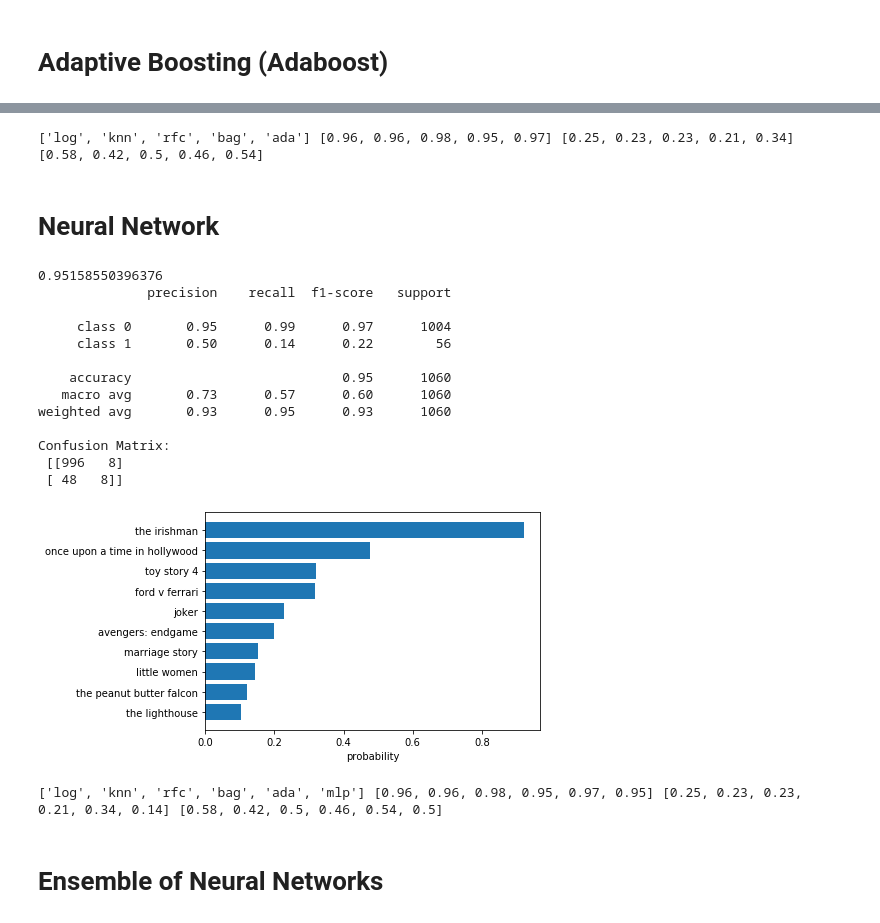
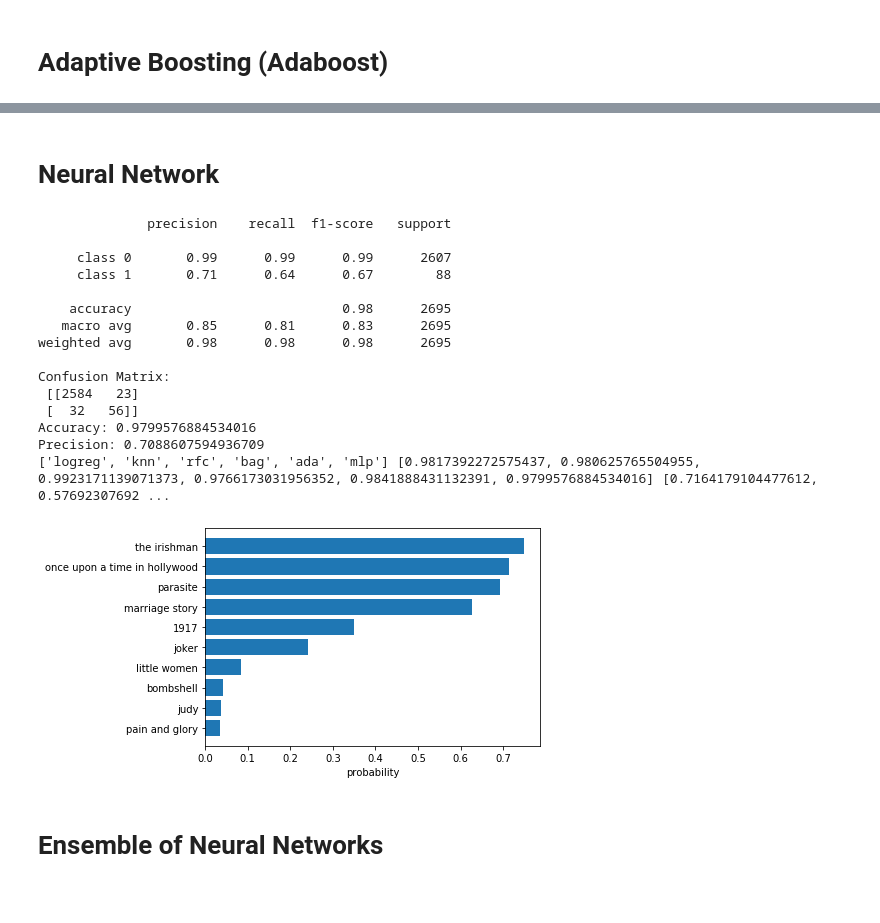
Before and after one commit to ronsg83/Capstone-1, a Jupyter notebook: 4_Prediction.ipynb, the cells around one changed output, grey strips where cells are left out. Cells and saved outputs as stored; diff of their text form; code cells hidden in the pictures.

```diff
--- a/4_Prediction.ipynb
+++ b/4_Prediction.ipynb
@@ -375,9 +438,18 @@ target_names = ['class 0', 'class 1']
 clear_output()
 x = x.iloc[::-1,:]
 # print(bag.best_params_)
-print(bag.score(X, y))
 plt.barh(x['title'], x['predicted_probability_bag'])
 plt.xlabel('probability')
 print(classification_report(y_test, y_pred, target_names=target_names))
 print("Confusion Matrix:\n", confusion_matrix(y_test, y_pred))
+
+
+acc_score = bag.score(X, y)
+prec_score = precision_score(y_test, y_pred, labels= 'class 1')
+print("Accuracy:", acc_score)
+print("Precision:",prec_score)
+name.append('bag')
+precision.append(prec_score)
+accuracy.append(acc_score)
+print(name, accuracy, precision)
 # %% [output]
@@ -398,6 +471,0 @@ Confusion Matrix:
-# %%
-name.append('bag')
-accuracy.append(0.95)
-recall.append(0.21)
-precision.append(0.46)
-print(name, accuracy, recall, precision)
@@ -425,9 +491,17 @@ y_pred = ada.predict(X_test)
 target_names = ['class 0', 'class 1']
 clear_output()
 # print(ada.best_params_)
-print(ada.score(X, y))
 plt.barh(x['title'], x['predicted_probability_ada'])
 plt.xlabel('probability')
 print(classification_report(y_test, y_pred, target_names=target_names))
 print("Confusion Matrix:\n", confusion_matrix(y_test, y_pred))
+
+acc_score = ada.score(X, y)
+prec_score = precision_score(y_test, y_pred, labels= 'class 1')
+print("Accuracy:", acc_score)
+print("Precision:",prec_score)
+name.append('ada')
+precision.append(prec_score)
+accuracy.append(acc_score)
+print(name, accuracy, precision)
 # %% [output]
@@ -448,60 +524,54 @@ Confusion Matrix:
-# %%
-name.append('ada')
-accuracy.append(0.97)
-recall.append(0.34)
-precision.append(0.54)
-print(name, accuracy, recall, precision)
-# %% [output]
-['log', 'knn', 'rfc', 'bag', 'ada'] [0.96, 0.96, 0.98, 0.95, 0.97] [0.25, 0.23, 0.23, 0.21, 0.34] [0.58, 0.42, 0.5, 0.46, 0.54]
 # %% [markdown]
 # Neural Network
 # %%
 mlp = MLPClassifier(solver='sgd', alpha=1e-5, hidden_layer_sizes=(10,10), max_iter=1000, random_state=41)
 mlp.fit(X, y)
 y_pred = mlp.predict(X_2019)
 y_prob = mlp.predict_proba(X_2019)
 # print(y_prob)
 # print(classifier.score)
 DFX_2019.loc[:,'predicted_probability_mlp'] = y_prob[:,1]
 clear_output()
 print(mlp.score(X, y))
 x = DFX_2019.sort_values(by='predicted_probability_mlp', ascending=False).head(10)
 x = x.iloc[::-1,:]
 
 
 ### Performance evaluation
 mlp.fit(X_train, y_train)
 y_pred = mlp.predict(X_test)
 target_names = ['class 0', 'class 1']
 clear_output()
-print(mlp.score(X, y))
 plt.barh(x['title'], x['predicted_probability_mlp'])
 plt.xlabel('probability')
 print(classification_report(y_test, y_pred, target_names=target_names))
 print("Confusion Matrix:\n", confusion_matrix(y_test, y_pred))
+
+acc_score = mlp.score(X, y)
+prec_score = precision_score(y_test, y_pred, labels= 'class 1')
+print("Accuracy:", acc_score)
+print("Precision:",prec_score)
+name.append('mlp')
+precision.append(prec_score)
+accuracy.append(acc_score)
+print(name, accuracy, precision)
 # %% [output]
-0.95158550396376
               precision    recall  f1-score   support
 
-     class 0       0.95      0.99      0.97      1004
-     class 1       0.50      0.14      0.22        56
+     class 0       0.99      0.99      0.99      2607
+     class 1       0.71      0.64      0.67        88
 
-    accuracy                           0.95      1060
-   macro avg       0.73      0.57      0.60      1060
-weighted avg       0.93      0.95      0.93      1060
+    accuracy                           0.98      2695
+   macro avg       0.85      0.81      0.83      2695
+weighted avg       0.98      0.98      0.98      2695
 
 Confusion Matrix:
- [[996   8]
- [ 48   8]]
+ [[2584   23]
+ [  32   56]]
+Accuracy: 0.9799576884534016
+Precision: 0.7088607594936709
+['logreg', 'knn', 'rfc', 'bag', 'ada', 'mlp'] [0.9817392272575437, 0.980625765504955, 0.9923171139071373, 0.9766173031956352, 0.9841888431132391, 0.9799576884534016] [0.7164179104477612, 0.57692307692 ...
-[figure, old version]
+[figure, new version]
-# %%
-name.append('mlp')
-accuracy.append(0.95)
-recall.append(0.14)
-precision.append(0.50)
-print(name, accuracy, recall, precision)
-# %% [output]
-['log', 'knn', 'rfc', 'bag', 'ada', 'mlp'] [0.96, 0.96, 0.98, 0.95, 0.97, 0.95] [0.25, 0.23, 0.23, 0.21, 0.34, 0.14] [0.58, 0.42, 0.5, 0.46, 0.54, 0.5]
 # %% [markdown]
 # Ensemble of Neural Networks
 # %%
```
Also changed, not shown: parts of 32 cells of this notebook.
